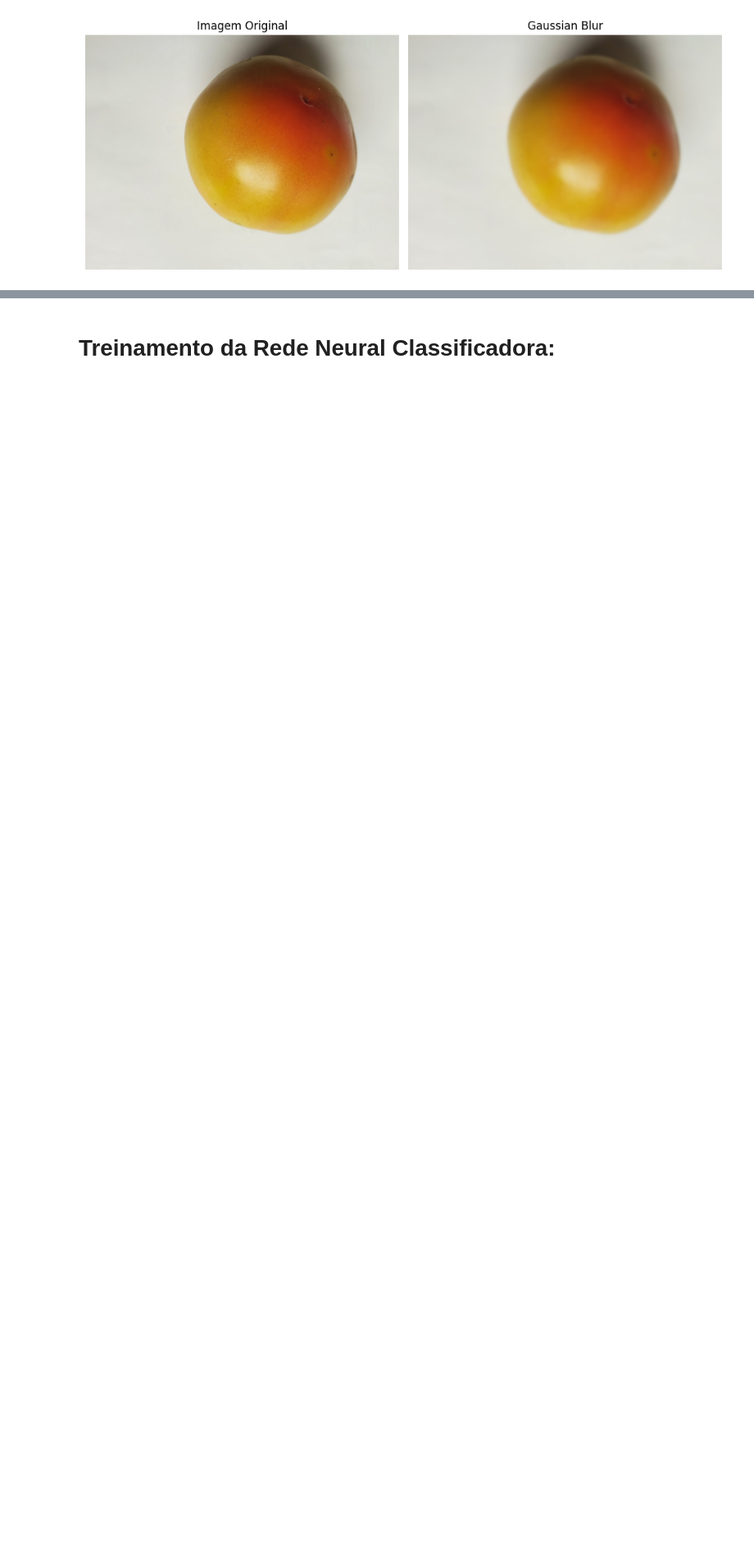
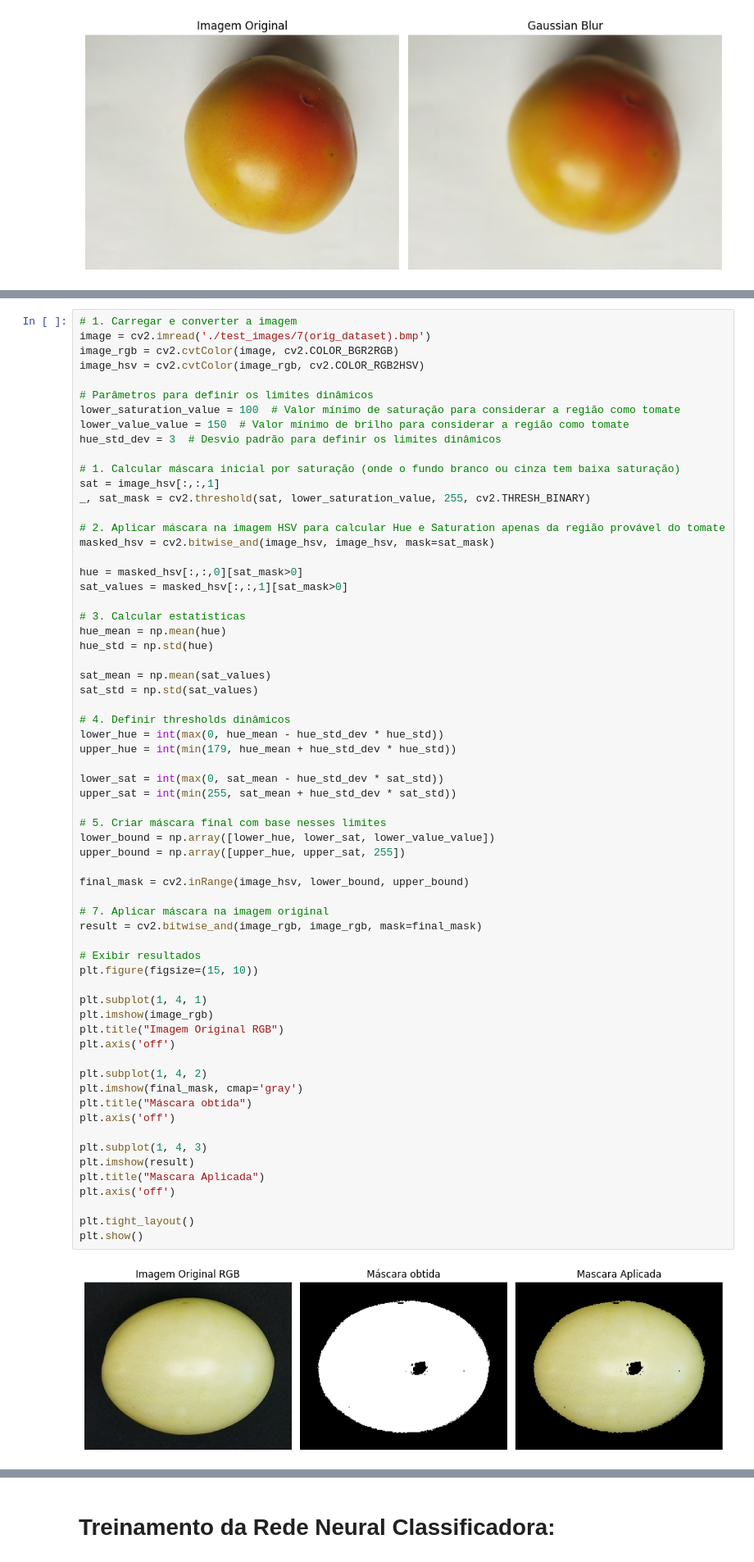
Before and after one commit to CizeLucas/Trabalho-SeminariosDeComputacao, a Jupyter notebook: dataset.ipynb, the cells around one changed output, grey strips where cells are left out. Shown at 82% size. Drawn from its saved outputs; the diff is of its cells as text; blank space fills up the shorter version.

```diff
--- a/dataset.ipynb
+++ b/dataset.ipynb
@@ -203,0 +215,66 @@ plt.show()
+# %%
+# 1. Carregar e converter a imagem
+image = cv2.imread('./test_images/7(orig_dataset).bmp')
+image_rgb = cv2.cvtColor(image, cv2.COLOR_BGR2RGB)
+image_hsv = cv2.cvtColor(image_rgb, cv2.COLOR_RGB2HSV)
+
+# Parâmetros para definir os limites dinâmicos
+lower_saturation_value = 100  # Valor mínimo de saturação para considerar a região como tomate
+lower_value_value = 150  # Valor mínimo de brilho para considerar a região como tomate
+hue_std_dev = 3  # Desvio padrão para definir os limites dinâmicos
+
+# 1. Calcular máscara inicial por saturação (onde o fundo branco ou cinza tem baixa saturação)
+sat = image_hsv[:,:,1]
+_, sat_mask = cv2.threshold(sat, lower_saturation_value, 255, cv2.THRESH_BINARY)
+
+# 2. Aplicar máscara na imagem HSV para calcular Hue e Saturation apenas da região provável do tomate
+masked_hsv = cv2.bitwise_and(image_hsv, image_hsv, mask=sat_mask)
+
+hue = masked_hsv[:,:,0][sat_mask>0]
+sat_values = masked_hsv[:,:,1][sat_mask>0]
+
+# 3. Calcular estatísticas
+hue_mean = np.mean(hue)
+hue_std = np.std(hue)
+
+sat_mean = np.mean(sat_values)
+sat_std = np.std(sat_values)
+
+# 4. Definir thresholds dinâmicos
+lower_hue = int(max(0, hue_mean - hue_std_dev * hue_std))
+upper_hue = int(min(179, hue_mean + hue_std_dev * hue_std))
+
+lower_sat = int(max(0, sat_mean - hue_std_dev * sat_std))
+upper_sat = int(min(255, sat_mean + hue_std_dev * sat_std))
+
+# 5. Criar máscara final com base nesses limites
+lower_bound = np.array([lower_hue, lower_sat, lower_value_value])
+upper_bound = np.array([upper_hue, upper_sat, 255])
+
+final_mask = cv2.inRange(image_hsv, lower_bound, upper_bound)
+
+# 7. Aplicar máscara na imagem original
+result = cv2.bitwise_and(image_rgb, image_rgb, mask=final_mask)
+
+# Exibir resultados
+plt.figure(figsize=(15, 10))
+
+plt.subplot(1, 4, 1)
+plt.imshow(image_rgb)
+plt.title("Imagem Original RGB")
+plt.axis('off')
+
+plt.subplot(1, 4, 2)
+plt.imshow(final_mask, cmap='gray')
+plt.title("Máscara obtida")
+plt.axis('off')
+
+plt.subplot(1, 4, 3)
+plt.imshow(result)
+plt.title("Mascara Aplicada")
+plt.axis('off')
+
+plt.tight_layout()
+plt.show()
+# %% [output]
+[figure, added]
```
Also changed, not shown: parts of 13 cells of this notebook, 2 other files.
